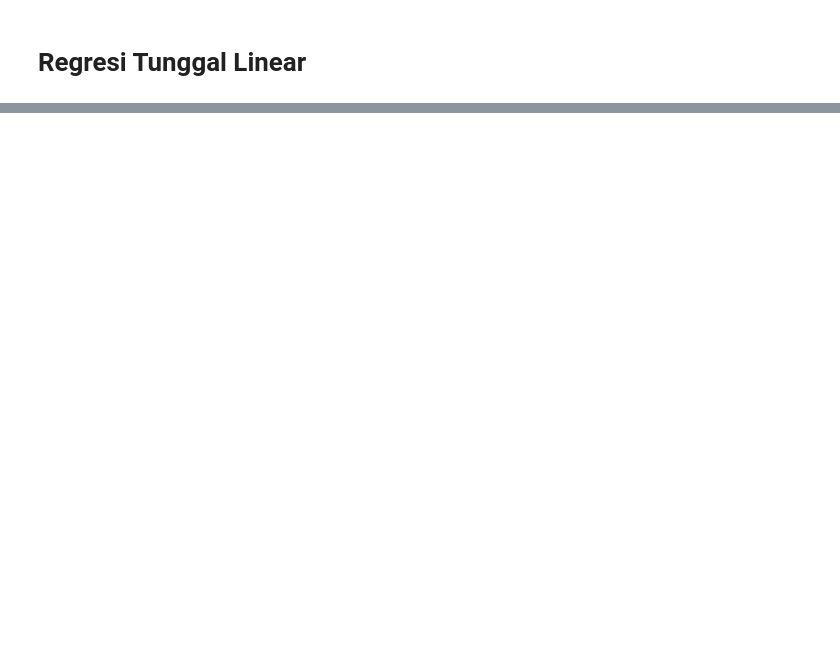
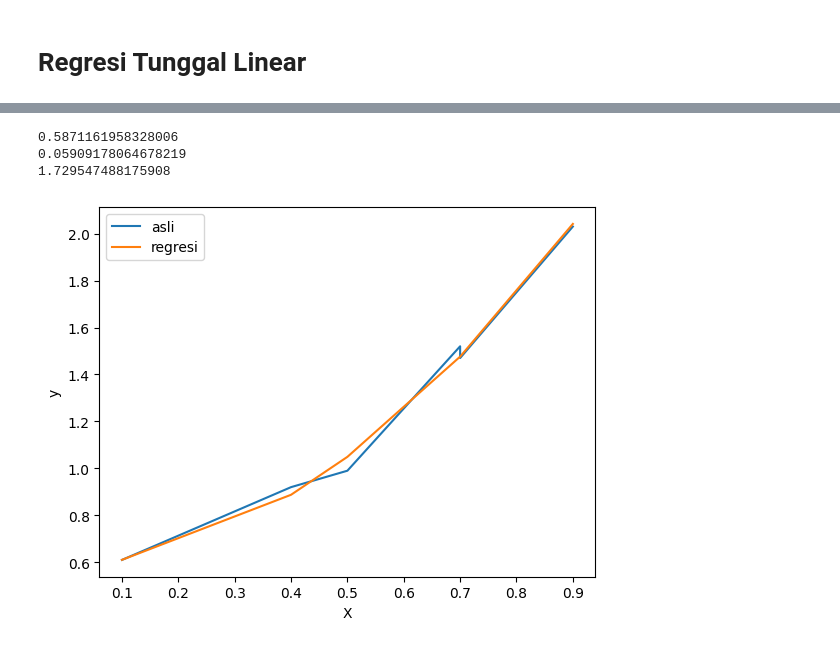
Before and after one commit to TaKakun33/Met-Num, a Jupyter notebook: Regresi.ipynb, the cells around one changed output, grey strips where cells are left out. Saved outputs shown, nothing was run; the diff lists cells and outputs as text; code cells hidden in the pictures; blank space fills up the shorter version.

```diff
--- a/Regresi.ipynb
+++ b/Regresi.ipynb
@@ -49,0 +60,75 @@ print(galatRMS(x,y,a,b))
+# %%
+import numpy as np
+import matplotlib.pyplot as plt
+
+def tunggalLinear(x,y):
+    x2 = []
+    x3 = []
+    x4 = []
+    xy = []
+    x2y = []
+    n = len(x)
+
+    for i in range(n):
+        hasil_x2 = (x[i])**2
+        hasil_x3 = (x[i])**3
+        hasil_x4 = (x[i])**4
+
+        x2.append(hasil_x2)
+        x3.append(hasil_x3)
+        x4.append(hasil_x4)
+
+        hasil_xy = (x[i])*(y[i])
+        hasil_x2y = (x2[i]) * (y[i])
+
+        xy.append(hasil_xy)
+        x2y.append(hasil_x2y)
+
+    q = np.array([[n, sum(x),sum(x2)],
+                [sum(x), sum(x2), sum(x3)],
+                [sum(x2),sum(x3),sum(x4)]])
+
+    p = np.array([[sum(y)],
+                  [sum(xy)],
+                  [sum(x2y)]])
+
+    v = np.matmul(np.linalg.inv(q), p)
+
+    a = v[0,0]
+    b = v[1,0]
+    c = v[2,0]
+
+    return a,b,c
+
+def y_pi(x,y,a,b,c):
+    fx = []
+    n = len(x)
+
+    for i in range(n):
+        hasil_fx =  a + (b*(x[i])) + (c*(x[i]**2))
+        fx.append(hasil_fx)
+    return fx
+
+x = [0.1,0.4,0.5,0.7,0.7,0.9]
+y = [0.61,0.92,0.99,1.52,1.47,2.03]
+plt.plot(x,y, label = "asli")
+a,b,c = tunggalLinear(x,y)
+
+print(a)
+print(b)
+print(c)
+
+y = y_pi(x,y,a,b,c)
+
+plt.plot(x,y, label = "regresi")
+
+plt.xlabel("X")
+plt.ylabel("y")
+
+plt.legend()
+plt.show()
+# %% [output]
+0.5871161958328006
+0.05909178064678219
+1.729547488175908
+[figure, added]
```
Also changed, not shown: parts of 2 cells of this notebook, 2 other files.
